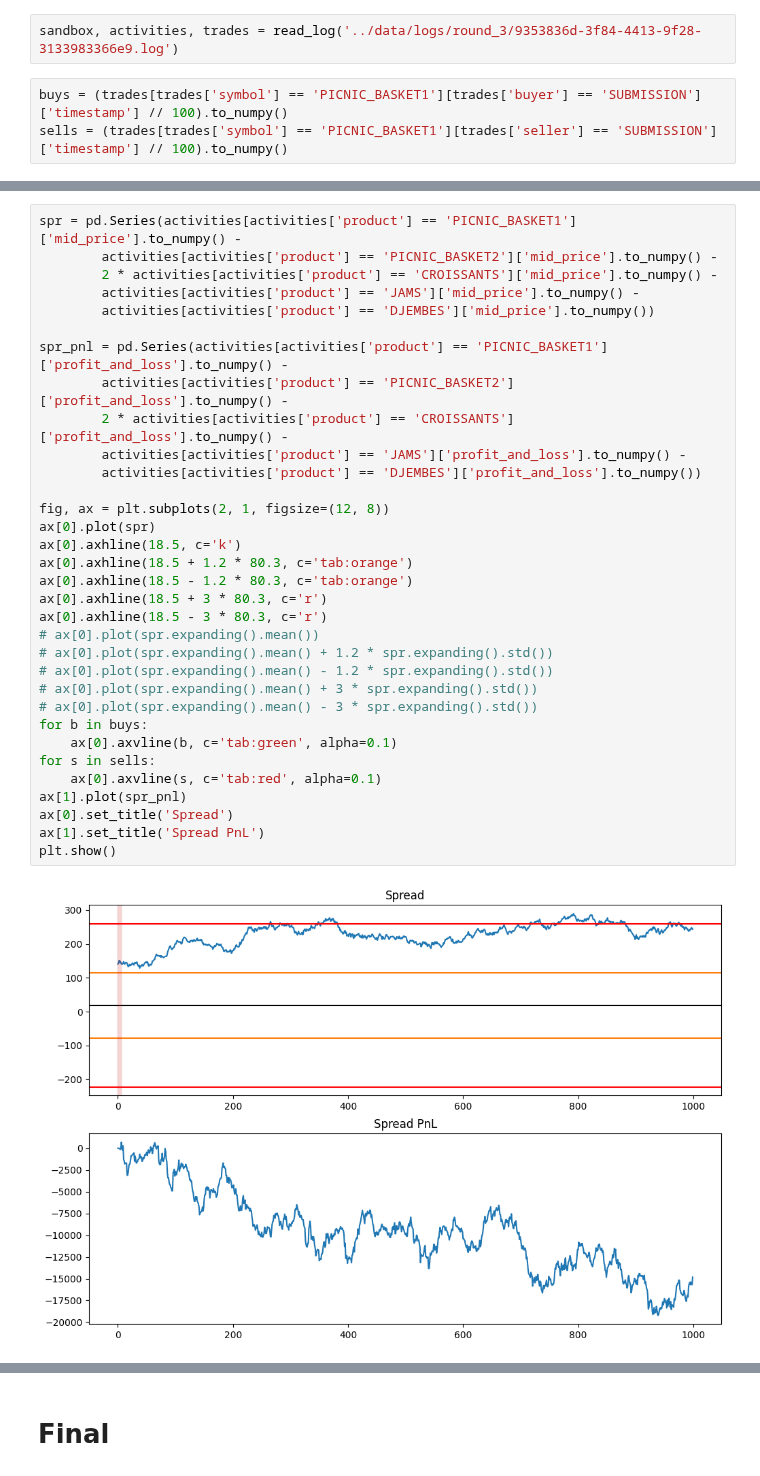
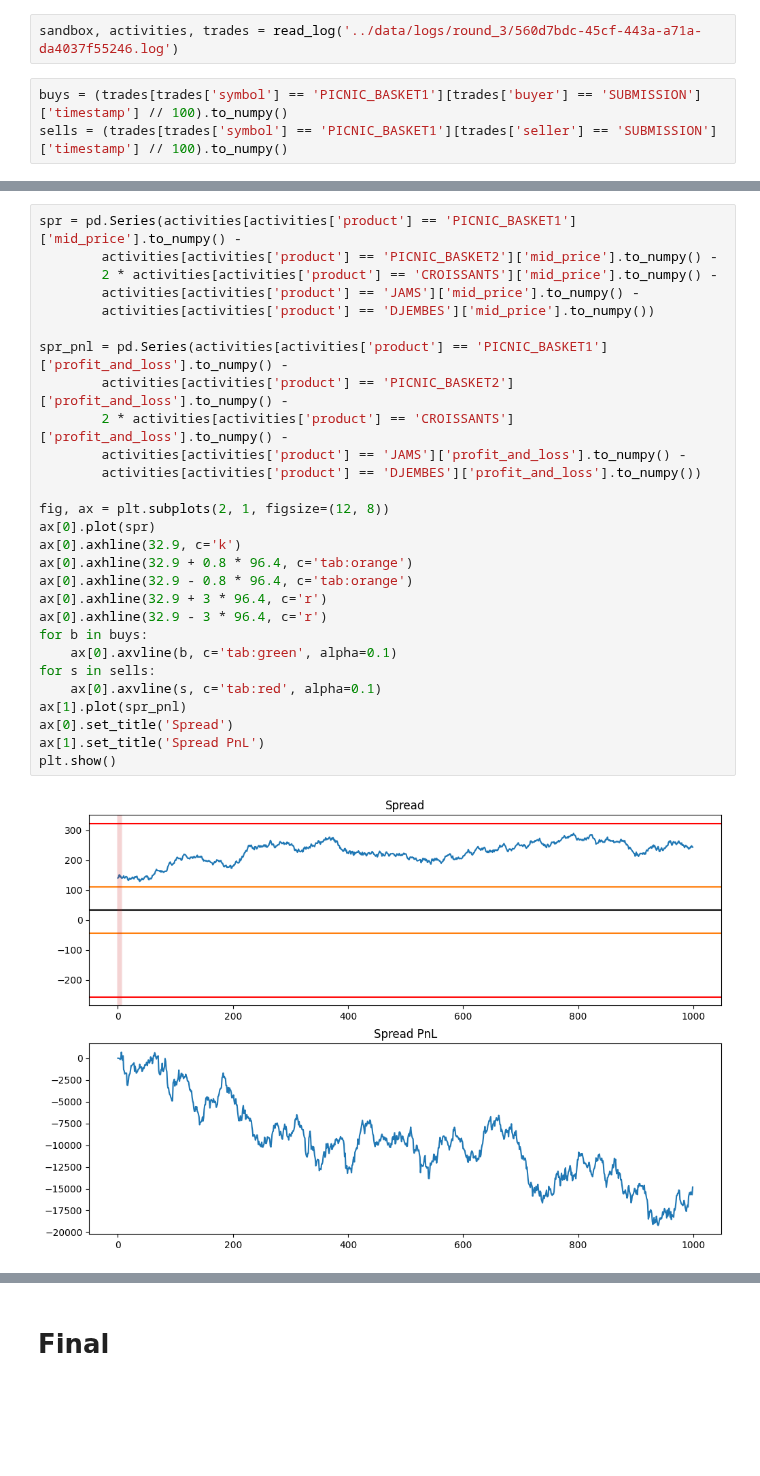
Before and after one commit to aemilani/imc-prosperity-3, a Jupyter notebook: notebooks/logs_round_3.ipynb, the cells around one changed output, grey strips where cells are left out. Cells and saved outputs as stored; diff of their text form; blank space fills up the shorter version.

```diff
--- a/notebooks/logs_round_3.ipynb
+++ b/notebooks/logs_round_3.ipynb
@@ -63,7 +63,7 @@ plt.show()
 # %% [markdown]
 # Website
 # %%
-sandbox, activities, trades = read_log('../data/logs/round_3/9353836d-3f84-4413-9f28-3133983366e9.log')
+sandbox, activities, trades = read_log('../data/logs/round_3/560d7bdc-45cf-443a-a71a-da4037f55246.log')
 # %%
 buys = (trades[trades['symbol'] == 'PICNIC_BASKET1'][trades['buyer'] == 'SUBMISSION']['timestamp'] // 100).to_numpy()
 sells = (trades[trades['symbol'] == 'PICNIC_BASKET1'][trades['seller'] == 'SUBMISSION']['timestamp'] // 100).to_numpy()
@@ -104,38 +70,33 @@ plt.show()
 # %%
 spr = pd.Series(activities[activities['product'] == 'PICNIC_BASKET1']['mid_price'].to_numpy() -
         activities[activities['product'] == 'PICNIC_BASKET2']['mid_price'].to_numpy() -
         2 * activities[activities['product'] == 'CROISSANTS']['mid_price'].to_numpy() -
         activities[activities['product'] == 'JAMS']['mid_price'].to_numpy() -
         activities[activities['product'] == 'DJEMBES']['mid_price'].to_numpy())
 
 spr_pnl = pd.Series(activities[activities['product'] == 'PICNIC_BASKET1']['profit_and_loss'].to_numpy() -
         activities[activities['product'] == 'PICNIC_BASKET2']['profit_and_loss'].to_numpy() -
         2 * activities[activities['product'] == 'CROISSANTS']['profit_and_loss'].to_numpy() -
         activities[activities['product'] == 'JAMS']['profit_and_loss'].to_numpy() -
         activities[activities['product'] == 'DJEMBES']['profit_and_loss'].to_numpy())
 
 fig, ax = plt.subplots(2, 1, figsize=(12, 8))
 ax[0].plot(spr)
-ax[0].axhline(18.5, c='k')
-ax[0].axhline(18.5 + 1.2 * 80.3, c='tab:orange')
-ax[0].axhline(18.5 - 1.2 * 80.3, c='tab:orange')
-ax[0].axhline(18.5 + 3 * 80.3, c='r')
-ax[0].axhline(18.5 - 3 * 80.3, c='r')
-# ax[0].plot(spr.expanding().mean())
-# ax[0].plot(spr.expanding().mean() + 1.2 * spr.expanding().std())
-# ax[0].plot(spr.expanding().mean() - 1.2 * spr.expanding().std())
-# ax[0].plot(spr.expanding().mean() + 3 * spr.expanding().std())
-# ax[0].plot(spr.expanding().mean() - 3 * spr.expanding().std())
+ax[0].axhline(32.9, c='k')
+ax[0].axhline(32.9 + 0.8 * 96.4, c='tab:orange')
+ax[0].axhline(32.9 - 0.8 * 96.4, c='tab:orange')
+ax[0].axhline(32.9 + 3 * 96.4, c='r')
+ax[0].axhline(32.9 - 3 * 96.4, c='r')
 for b in buys:
     ax[0].axvline(b, c='tab:green', alpha=0.1)
 for s in sells:
     ax[0].axvline(s, c='tab:red', alpha=0.1)
 ax[1].plot(spr_pnl)
 ax[0].set_title('Spread')
 ax[1].set_title('Spread PnL')
 plt.show()
 # %% [output]
-[figure, old version]
+[figure, new version]
 # %%
 plt.figure(figsize=(12, 4))
 plt.plot(activities[activities['product'] == 'RAINFOREST_RESIN']['profit_and_loss'].to_numpy())
```
Also changed, not shown: parts of 15 cells of this notebook, 4 other files.
